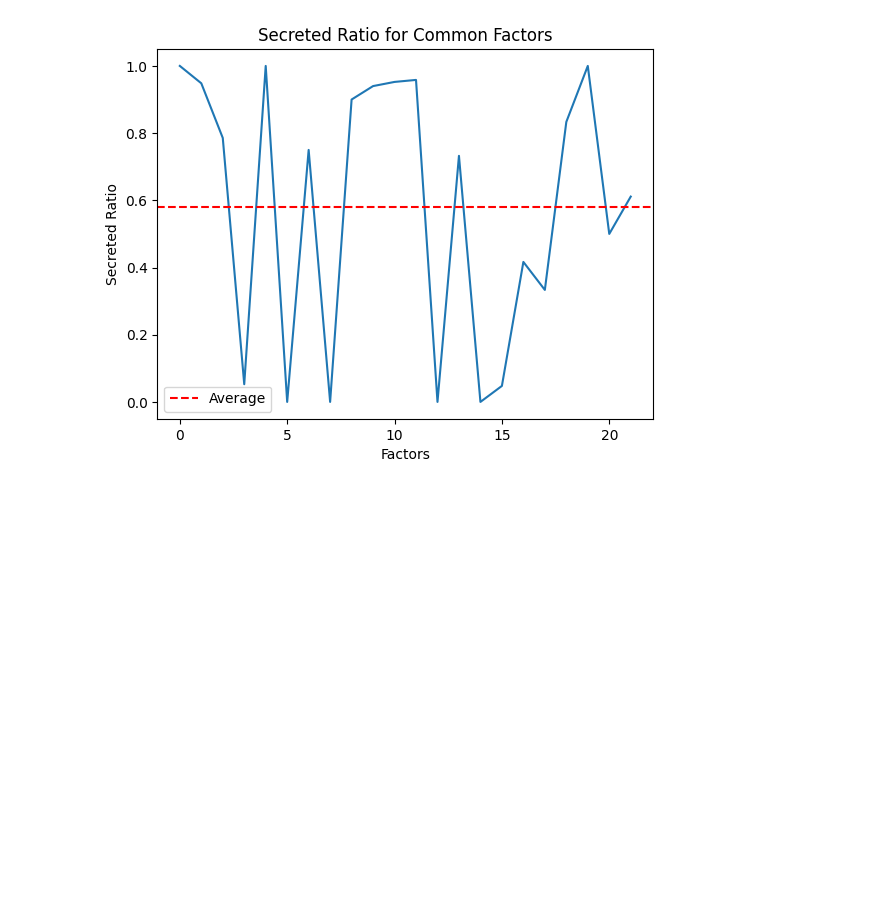
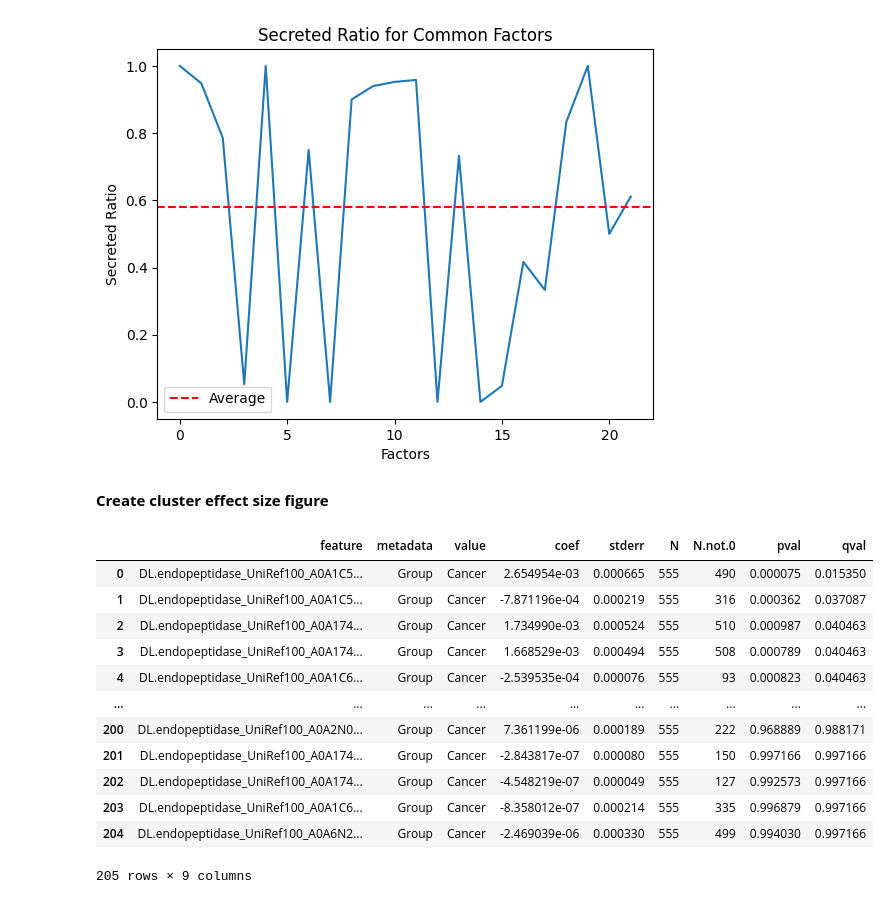
Before and after one commit to oliverdesa/Clustering_Metagenomics, a Jupyter notebook: src/clustering/cluster_analysis.ipynb, the cells around one changed output. Saved outputs shown, nothing was run; the diff lists cells and outputs as text; code cells hidden in the pictures; blank space fills up the shorter version.

Commit message:
Added code to make Effect size figure for clusters
Important information. Need to look closer.

```diff
--- a/src/clustering/cluster_analysis.ipynb
+++ b/src/clustering/cluster_analysis.ipynb
@@ -128,3 +128,25 @@ plt.legend()
 plt.show()
 # %% [output]
 [figure]
+# %% [markdown]
+**Create cluster effect size figure**
+# %%
+all_data = pd.read_csv('./plotting_script/data/merged_info.tsv', sep='\t')
+
+coefficients = pd.read_csv("/Users/odesa/Library/CloudStorage/OneDrive-UniversityofToronto/LabWork/CRC/maaslin/DRA008156/raw/all_results.tsv", sep="\t")
+
+display(coefficients)
+# %% [output]
+|  | feature | metadata | value | coef | stderr | N | N.not.0 | pval | qval |
+| 0 | DL.endopeptidase_UniRef100_A0A1C5... | Group | Cancer | 2.654954e-03 | 0.000665 | 555 | 490 | 0.000075 | 0.015350 |
+| 1 | DL.endopeptidase_UniRef100_A0A1C5... | Group | Cancer | -7.871196e-04 | 0.000219 | 555 | 316 | 0.000362 | 0.037087 |
+| 2 | DL.endopeptidase_UniRef100_A0A174... | Group | Cancer | 1.734990e-03 | 0.000524 | 555 | 510 | 0.000987 | 0.040463 |
+| 3 | DL.endopeptidase_UniRef100_A0A174... | Group | Cancer | 1.668529e-03 | 0.000494 | 555 | 508 | 0.000789 | 0.040463 |
+| 4 | DL.endopeptidase_UniRef100_A0A1C6... | Group | Cancer | -2.539535e-04 | 0.000076 | 555 | 93 | 0.000823 | 0.040463 |
+| ... | ... | ... | ... | ... | ... | ... | ... | ... | ... |
+| 200 | DL.endopeptidase_UniRef100_A0A2N0... | Group | Cancer | 7.361199e-06 | 0.000189 | 555 | 222 | 0.968889 | 0.988171 |
+| 201 | DL.endopeptidase_UniRef100_A0A174... | Group | Cancer | -2.843817e-07 | 0.000080 | 555 | 150 | 0.997166 | 0.997166 |
+| 202 | DL.endopeptidase_UniRef100_A0A174... | Group | Cancer | -4.548219e-07 | 0.000049 | 555 | 127 | 0.992573 | 0.997166 |
+| 203 | DL.endopeptidase_UniRef100_A0A1C6... | Group | Cancer | -8.358012e-07 | 0.000214 | 555 | 335 | 0.996879 | 0.997166 |
+| 204 | DL.endopeptidase_UniRef100_A0A6N2... | Group | Cancer | -2.469039e-06 | 0.000330 | 555 | 499 | 0.994030 | 0.997166 |
+205 rows × 9 columns
```
Also changed, not shown: parts of 4 cells of this notebook, 1 other file.
